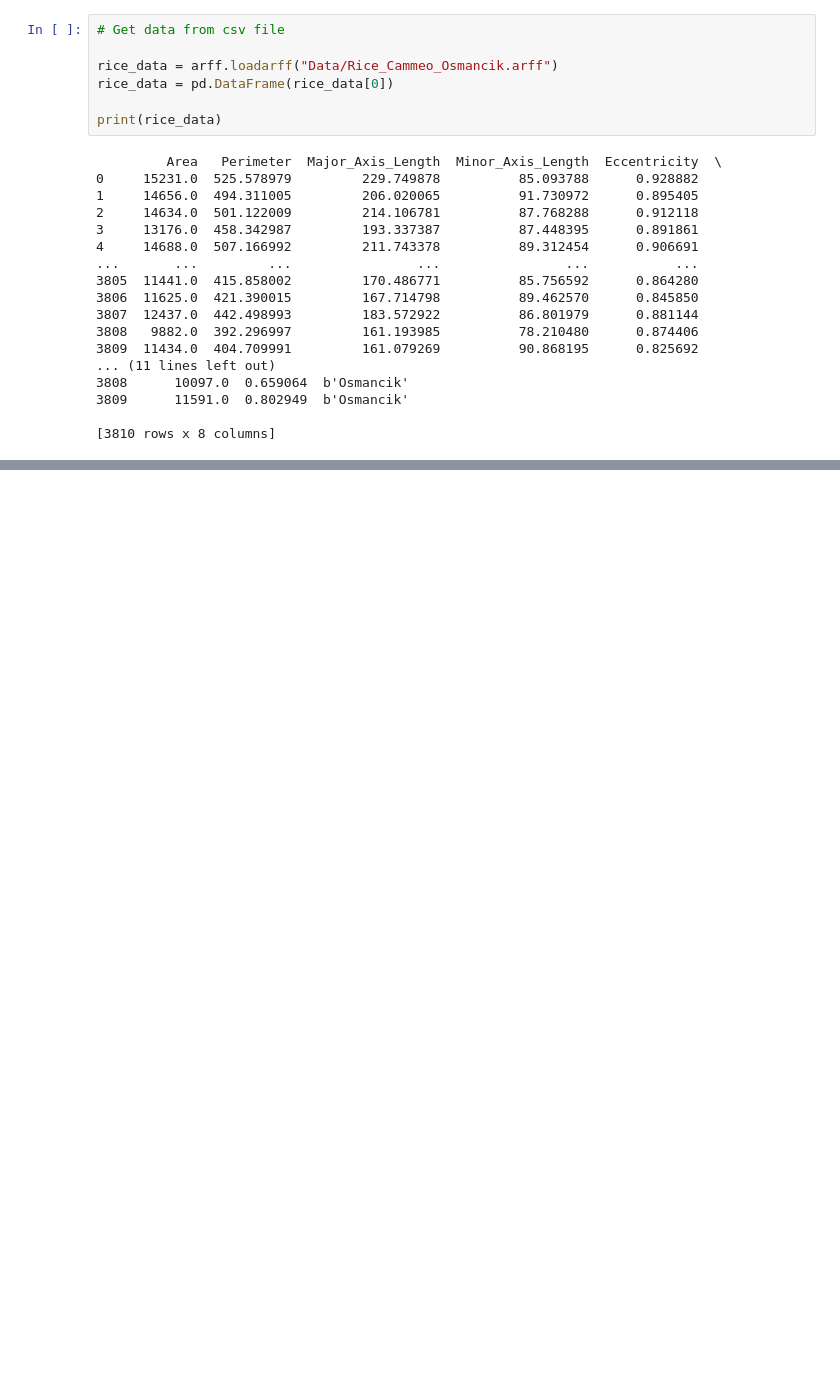
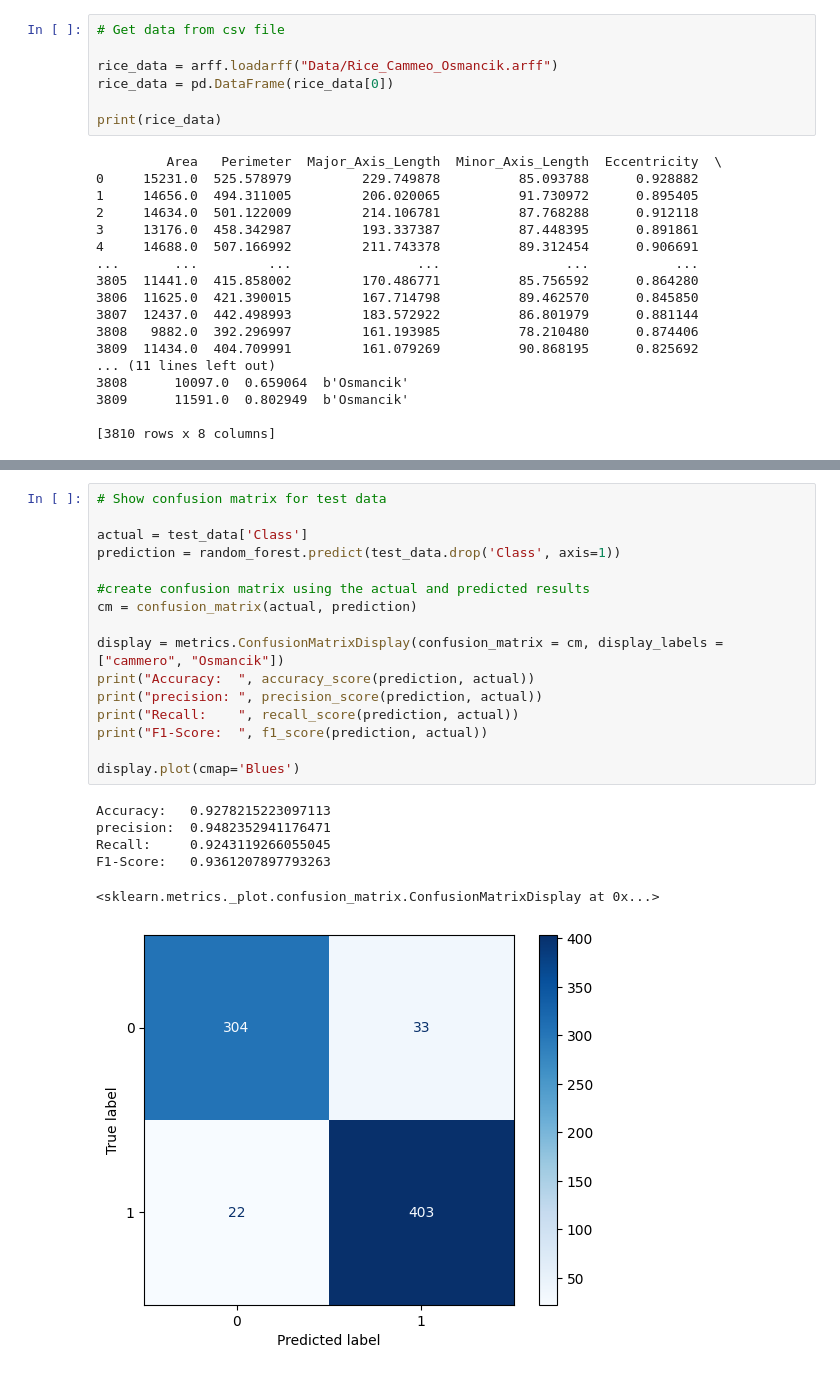
Before and after one commit to KelanMorgan0/4th-Year-Machine-Learning-Random-Forest, a Jupyter notebook: RandomForrest.ipynb, the cells around one changed output, grey strips where cells are left out. Cells and saved outputs as stored; diff of their text form; blank space fills up the shorter version.

```diff
--- a/RandomForrest.ipynb
+++ b/RandomForrest.ipynb
@@ -132,0 +124,23 @@ for i in range(3):
+# %%
+# Show confusion matrix for test data
+
+actual = test_data['Class']
+prediction = random_forest.predict(test_data.drop('Class', axis=1))
+
+#create confusion matrix using the actual and predicted results
+cm = confusion_matrix(actual, prediction)
+
+display = metrics.ConfusionMatrixDisplay(confusion_matrix = cm, display_labels = ["cammero", "Osmancik"])
+print("Accuracy:  ", accuracy_score(prediction, actual))
+print("precision: ", precision_score(prediction, actual))
+print("Recall:    ", recall_score(prediction, actual))
+print("F1-Score:  ", f1_score(prediction, actual))
+
+display.plot(cmap='Blues')
+# %% [output]
+Accuracy:   0.9278215223097113
+precision:  0.9482352941176471
+Recall:     0.9243119266055045
+F1-Score:   0.9361207897793263
+<sklearn.metrics._plot.confusion_matrix.ConfusionMatrixDisplay at 0x...>
+[figure, added]
```
Also changed, not shown: parts of 6 cells of this notebook.
